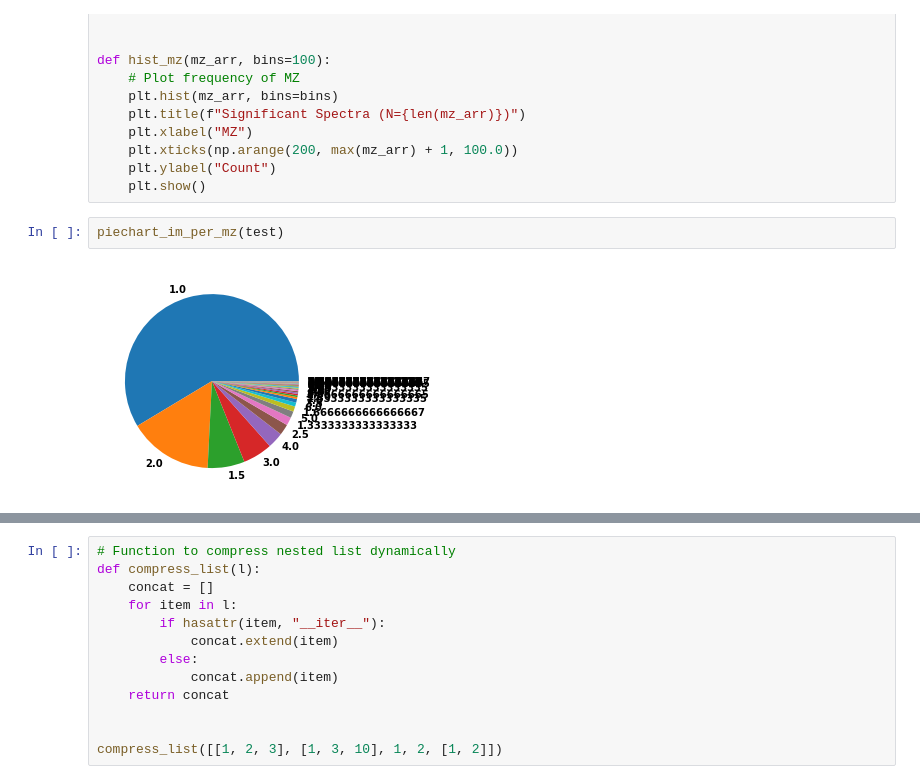
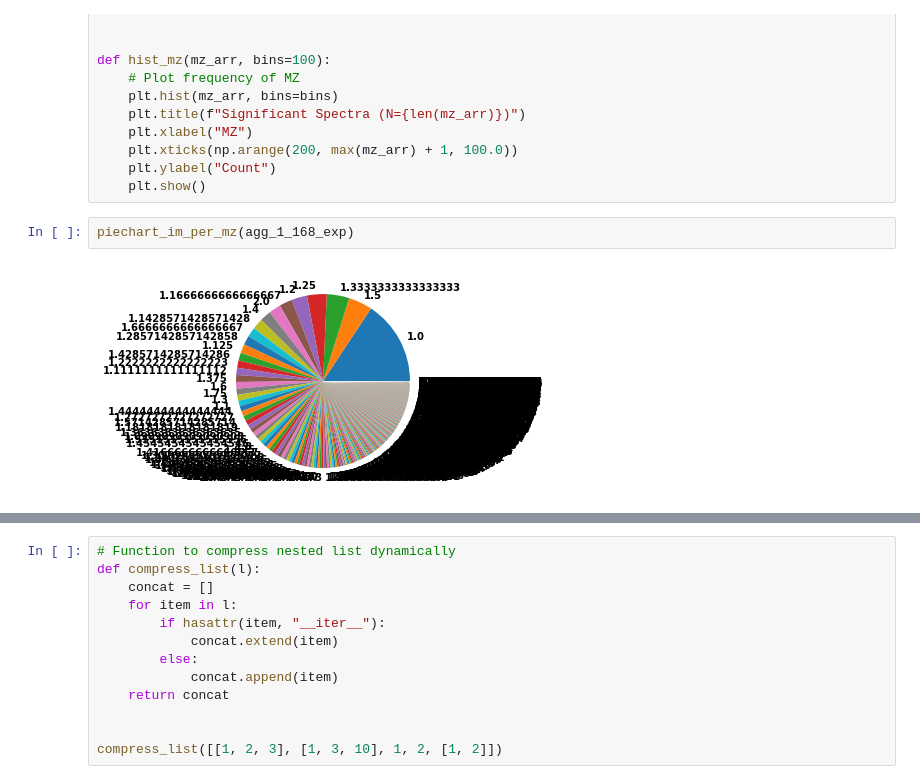
Before and after one commit to irahorecka/roest-ms, a Jupyter notebook: analyze-sig-peak-dia.ipynb, the cells around one changed output, grey strips where cells are left out. Drawn from its saved outputs; the diff is of its cells as text.

```diff
--- a/analyze-sig-peak-dia.ipynb
+++ b/analyze-sig-peak-dia.ipynb
@@ -62,6 +116,6 @@ def hist_mz(mz_arr, bins=100):
     plt.ylabel("Count")
     plt.show()
 # %%
-piechart_im_per_mz(test)
+piechart_im_per_mz(agg_1_168_exp)
 # %% [output]
-[figure, old version]
+[figure, new version]
```
Also changed, not shown: parts of 24 cells of this notebook.
